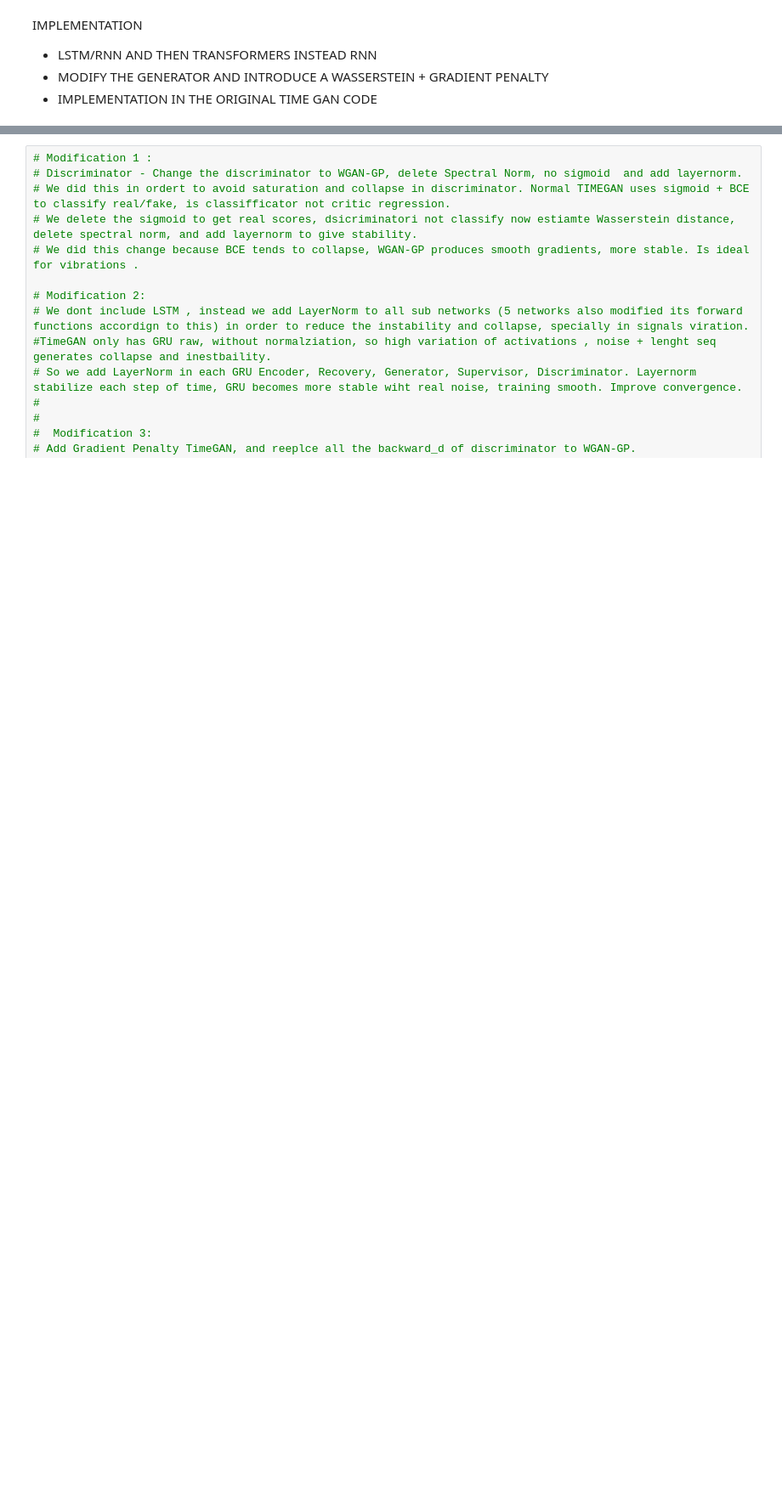
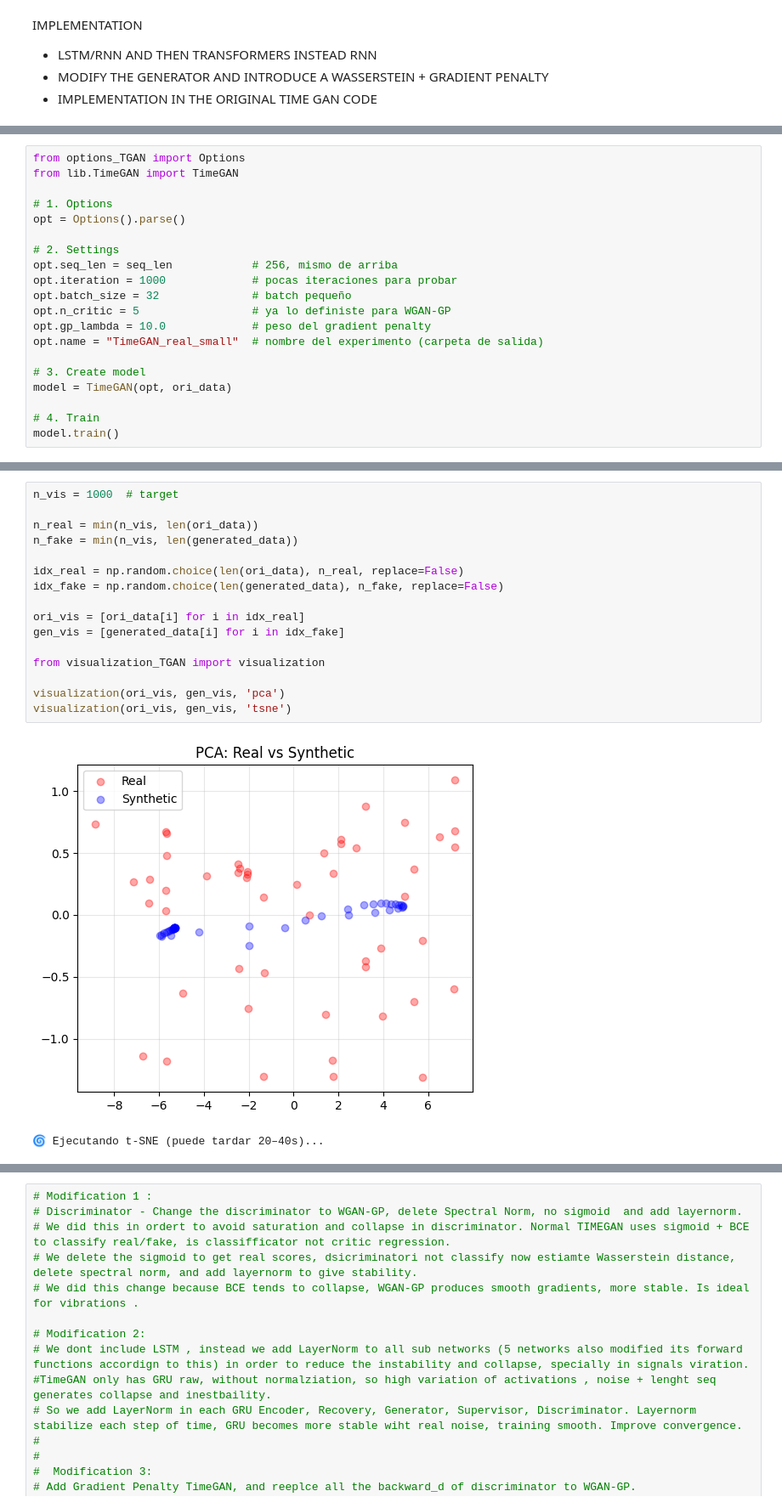
Before and after one commit to JBP1951/Thesis-TIMEGAN, a Jupyter notebook: Thesis copy 2/Thesis_tgan.ipynb, the cells around one changed output, grey strips where cells are left out. Shown at 85% size. Saved outputs shown, nothing was run; the diff lists cells and outputs as text; blank space fills up the shorter version.

```diff
--- a/Thesis copy 2/Thesis_tgan.ipynb
+++ b/Thesis copy 2/Thesis_tgan.ipynb
@@ -95,0 +65,20 @@ Tamaños por test: [(6144001, 6)]
+# %%
+from options_TGAN import Options
+from lib.TimeGAN import TimeGAN
+
+# 1. Options
+opt = Options().parse()
+
+# 2. Settings
+opt.seq_len = seq_len            # 256, mismo de arriba
+opt.iteration = 1000             # pocas iteraciones para probar
+opt.batch_size = 32              # batch pequeño
+opt.n_critic = 5                 # ya lo definiste para WGAN-GP
+opt.gp_lambda = 10.0             # peso del gradient penalty
+opt.name = "TimeGAN_real_small"  # nombre del experimento (carpeta de salida)
+
+# 3. Create model
+model = TimeGAN(opt, ori_data)
+
+# 4. Train
+model.train()
@@ -146,0 +109,19 @@ print("\n🎉 All phases completed successfully!")
+# %%
+n_vis = 1000  # target
+
+n_real = min(n_vis, len(ori_data))
+n_fake = min(n_vis, len(generated_data))
+
+idx_real = np.random.choice(len(ori_data), n_real, replace=False)
+idx_fake = np.random.choice(len(generated_data), n_fake, replace=False)
+
+ori_vis = [ori_data[i] for i in idx_real]
+gen_vis = [generated_data[i] for i in idx_fake]
+
+from visualization_TGAN import visualization
+
+visualization(ori_vis, gen_vis, 'pca')
+visualization(ori_vis, gen_vis, 'tsne')
+# %% [output]
+[figure, added]
+🌀 Ejecutando t-SNE (puede tardar 20–40s)...
```
Also changed, not shown: parts of 7 cells of this notebook, 6 other files.
